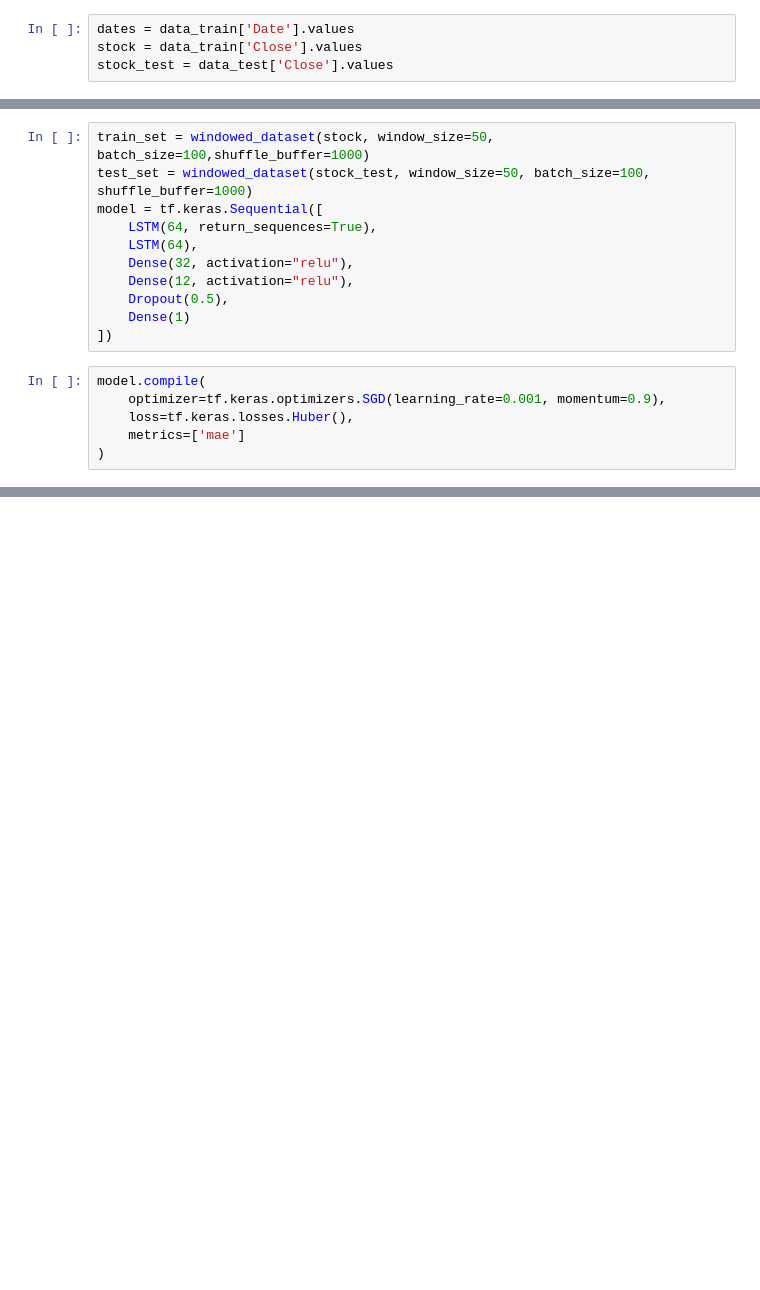
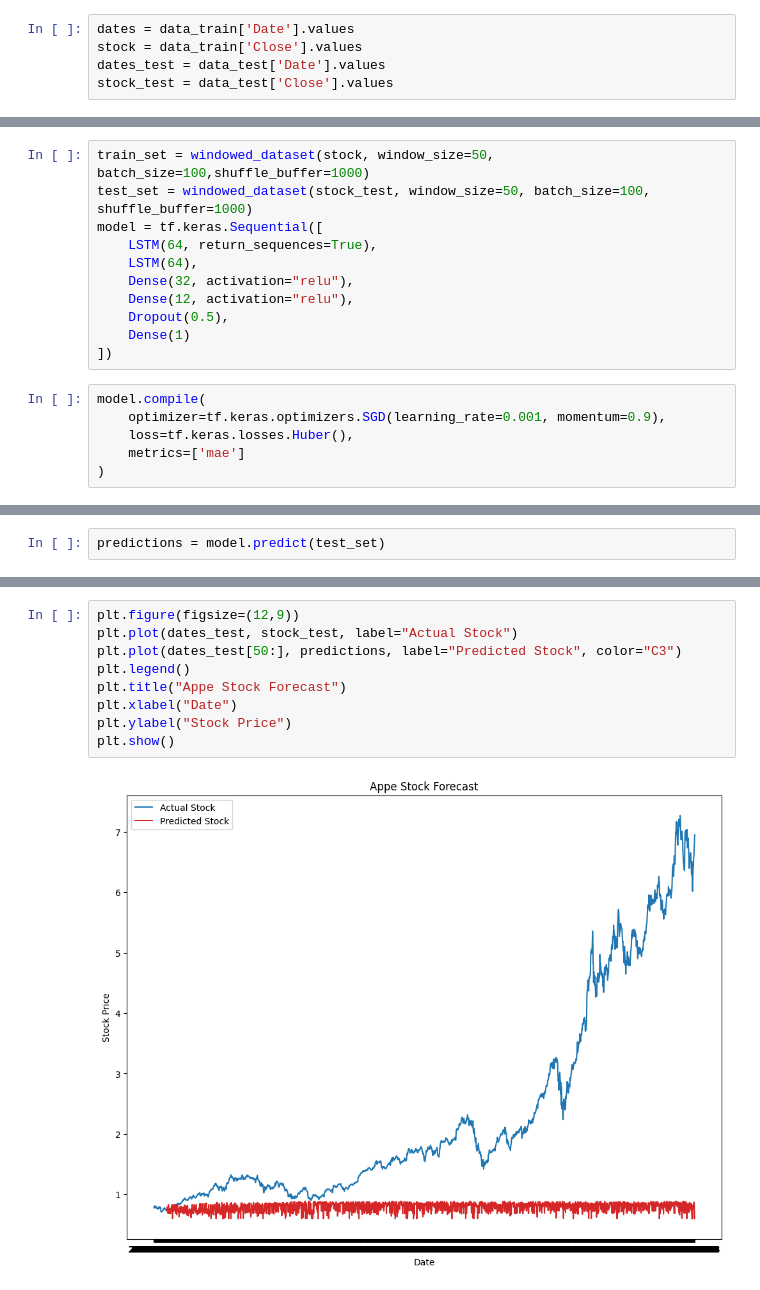
Before and after one commit to AxelSeanCP/Apple-Stock-Forecast, a Jupyter notebook: Timeseries_Model.ipynb, the cells around one changed output, grey strips where cells are left out. Cells and saved outputs as stored; diff of their text form; blank space fills up the shorter version.

Commit message:
progress #3
- add prediction to neural network approach

```diff
--- a/Timeseries_Model.ipynb
+++ b/Timeseries_Model.ipynb
@@ -54,6 +49,7 @@ data_train, data_test = train_test_split(df, test_size=0.2, random_state=69, shu
 # %%
 dates = data_train['Date'].values
 stock = data_train['Close'].values
+dates_test = data_test['Date'].values
 stock_test = data_test['Close'].values
 # %%
 plt.figure(figsize=(15,5))
@@ -187,0 +189,2 @@ plt.show()
+# %%
+predictions = model.predict(test_set)
@@ -187,0 +193,11 @@ plt.show()
+# %%
+plt.figure(figsize=(12,9))
+plt.plot(dates_test, stock_test, label="Actual Stock")
+plt.plot(dates_test[50:], predictions, label="Predicted Stock", color="C3")
+plt.legend()
+plt.title("Appe Stock Forecast")
+plt.xlabel("Date")
+plt.ylabel("Stock Price")
+plt.show()
+# %% [output]
+[figure, added]
```
Also changed, not shown: parts of 5 cells of this notebook, 1 other file.
